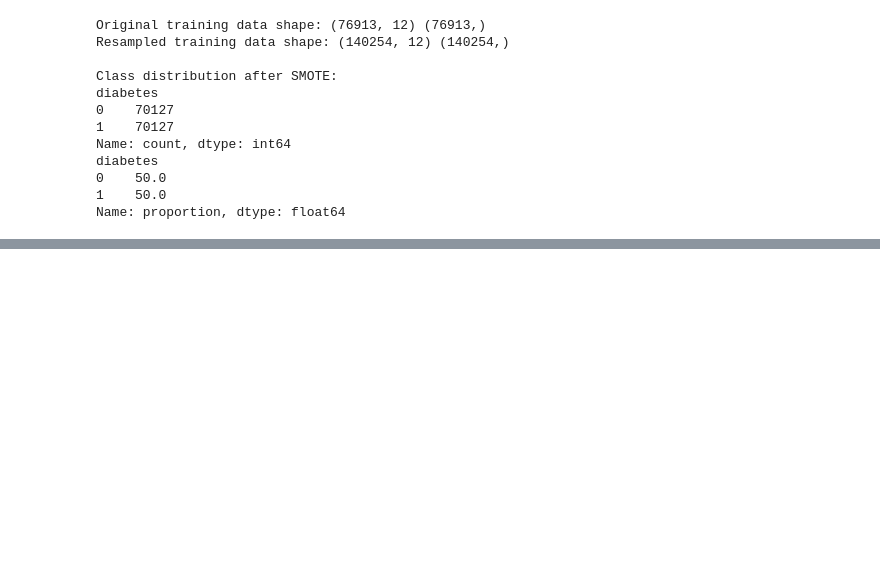
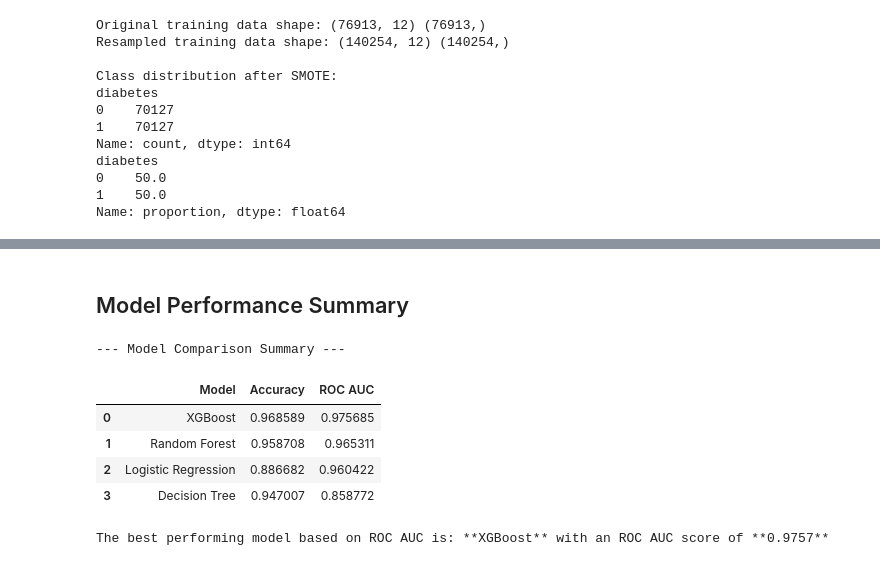
Before and after one commit to Pema-Codes/diabetes-prediction-project, a Jupyter notebook: Diabetes_prediction.ipynb, the cells around one changed output, grey strips where cells are left out. Drawn from its saved outputs; the diff is of its cells as text; code cells hidden in the pictures; blank space fills up the shorter version.

```diff
--- a/Diabetes_prediction.ipynb
+++ b/Diabetes_prediction.ipynb
@@ -327,0 +462,30 @@ Name: proportion, dtype: float64
+# %% [markdown]
+## Model Performance Summary
+# %%
+print("--- Model Comparison Summary ---")
+
+performance_data = []
+for name, metrics in results.items():
+    performance_data.append({
+        "Model": name,
+        "Accuracy": metrics["Accuracy"],
+        "ROC AUC": metrics["ROC AUC"]
+    })
+
+performance_df = pd.DataFrame(performance_data)
+performance_df = performance_df.sort_values(by="ROC AUC", ascending=False).reset_index(drop=True)
+
+display(performance_df)
+
+best_model_name = performance_df.loc[0, 'Model']
+best_roc_auc = performance_df.loc[0, 'ROC AUC']
+
+print(f"\nThe best performing model based on ROC AUC is: **{best_model_name}** with an ROC AUC score of **{best_roc_auc:.4f}**")
+# %% [output]
+--- Model Comparison Summary ---
+|  | Model | Accuracy | ROC AUC |
+| 0 | XGBoost | 0.968589 | 0.975685 |
+| 1 | Random Forest | 0.958708 | 0.965311 |
+| 2 | Logistic Regression | 0.886682 | 0.960422 |
+| 3 | Decision Tree | 0.947007 | 0.858772 |
+The best performing model based on ROC AUC is: **XGBoost** with an ROC AUC score of **0.9757**
```
Also changed, not shown: parts of 6 cells of this notebook.
